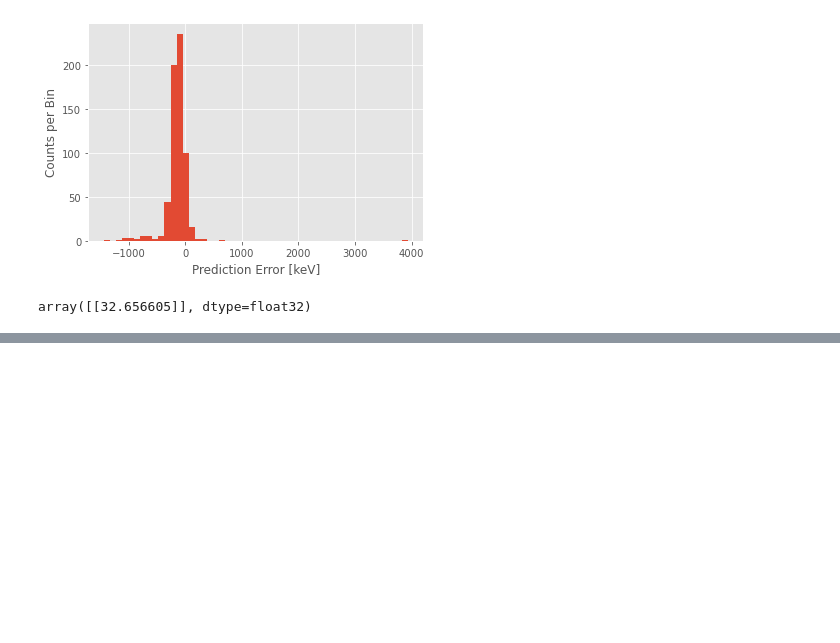
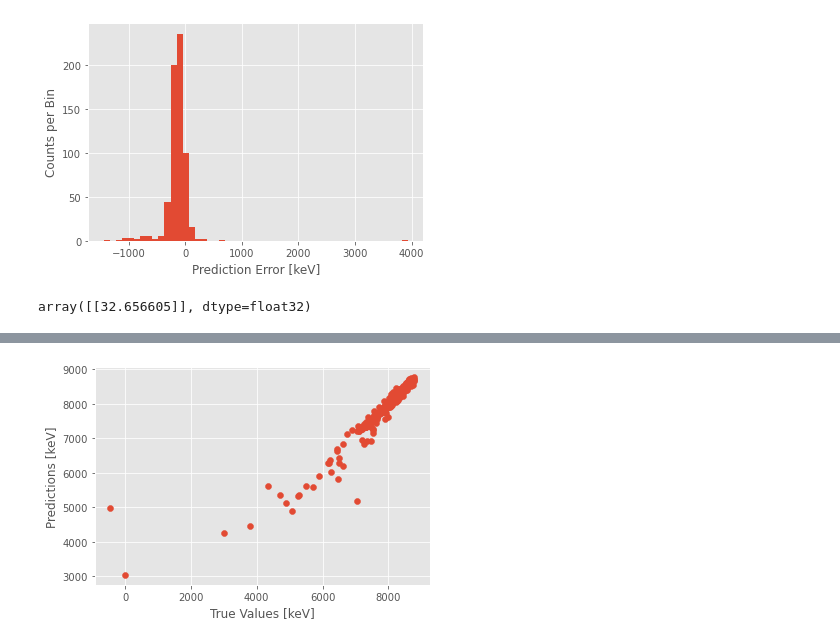
Before and after one commit to jtkwar/nuclear_musings, a Jupyter notebook: NuclearMassPredictor_v1.ipynb, the cells around one changed output, grey strips where cells are left out. Drawn from its saved outputs; the diff is of its cells as text; code cells hidden in the pictures; blank space fills up the shorter version.

Commit message:
add magic numbers model

```diff
--- a/NuclearMassPredictor_v1.ipynb
+++ b/NuclearMassPredictor_v1.ipynb
@@ -689,0 +736,17 @@ array([[32.656605]], dtype=float32)
+# %%
+X_train, X_test, y_train, y_test = train_test_split(data[['Z','N','N-Z','A','Z_MN','N_MN']], data["BE_A"], test_size=0.2, random_state=42)
+# %%
+def BEA_model_v4():
+    model = keras.Sequential([
+        layers.Dense(16, input_shape=(6,)),
+        layers.Dense(64, activation='relu'),
+        layers.Dense(64, activation='relu'),
+        layers.Dense(8, activation='relu'),
+        layers.Dense(1)
+    ])
+
+    model.compile(loss='mean_absolute_error',
+                optimizer=tf.keras.optimizers.Adam(0.001))
+    return model
+dnn_BEA_model4 = BEA_model_v4()
+dnn_BEA_model4.summary()
@@ -689,0 +772,6 @@ array([[32.656605]], dtype=float32)
+# %%
+%%time
+history = dnn_BEA_model4.fit(
+    X_train, y_train,
+    validation_split=0.2,
+    verbose=1, epochs=100, batch_size=1)
@@ -689,0 +800,9 @@ array([[32.656605]], dtype=float32)
+# %%
+test_predictions = dnn_BEA_model4.predict(X_test).flatten()
+# %%
+plt.scatter(y_test, test_predictions)
+plt.xlabel('True Values [keV]')
+plt.ylabel('Predictions [keV]')
+plt.show()
+# %% [output]
+[figure, added]
```
Also changed, not shown: parts of 12 cells of this notebook.
